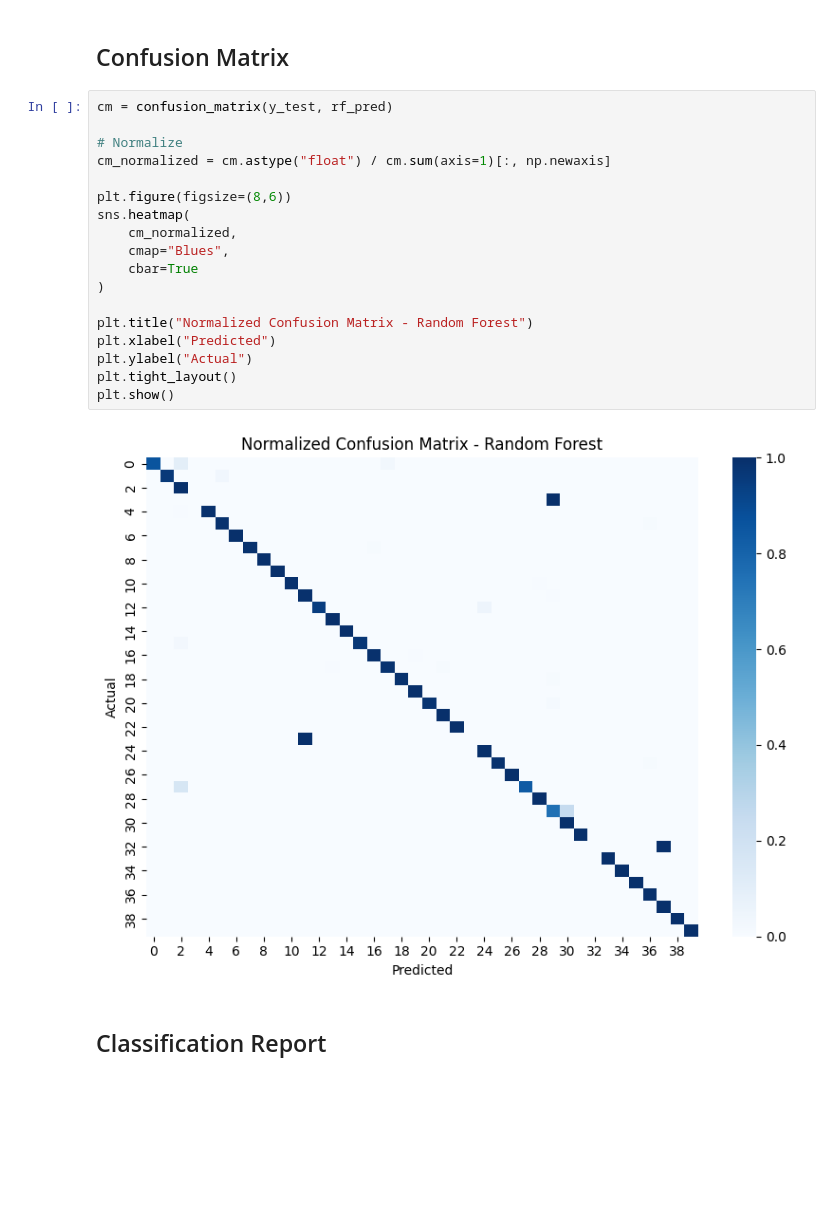
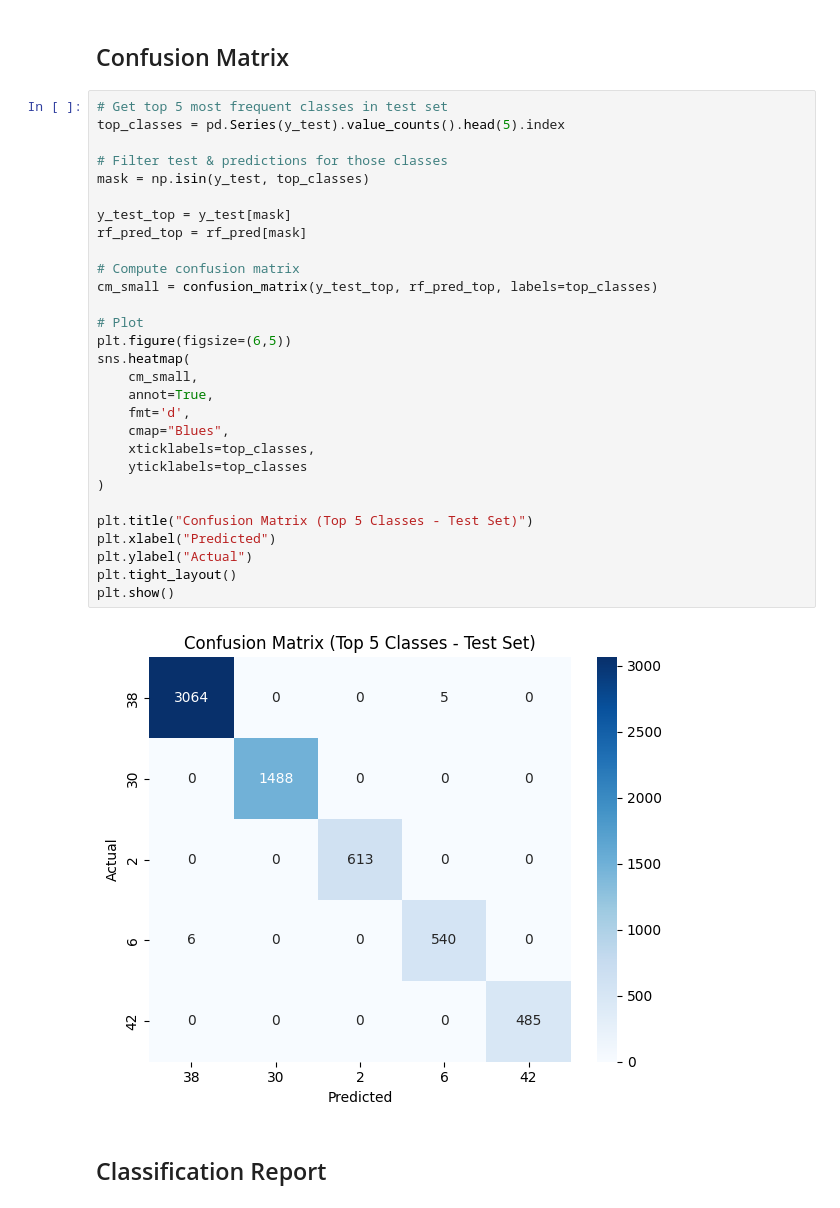
Before and after one commit to Sandeep942005/Fashion_recommender, a Jupyter notebook: Fashion_Recommendation.ipynb, the cells around one changed output. Drawn from its saved outputs; the diff is of its cells as text; blank space fills up the shorter version.

```diff
--- a/Fashion_Recommendation.ipynb
+++ b/Fashion_Recommendation.ipynb
@@ -136,25 +303,36 @@ Accuracy: 0.9959482273494654
 # %% [markdown]
 ## Confusion Matrix
 # %%
-cm = confusion_matrix(y_test, rf_pred)
+# Get top 5 most frequent classes in test set
+top_classes = pd.Series(y_test).value_counts().head(5).index
 
-# Normalize
-cm_normalized = cm.astype("float") / cm.sum(axis=1)[:, np.newaxis]
+# Filter test & predictions for those classes
+mask = np.isin(y_test, top_classes)
 
-plt.figure(figsize=(8,6))
+y_test_top = y_test[mask]
+rf_pred_top = rf_pred[mask]
+
+# Compute confusion matrix
+cm_small = confusion_matrix(y_test_top, rf_pred_top, labels=top_classes)
+
+# Plot
+plt.figure(figsize=(6,5))
 sns.heatmap(
-    cm_normalized,
+    cm_small,
+    annot=True,
+    fmt='d',
     cmap="Blues",
-    cbar=True
+    xticklabels=top_classes,
+    yticklabels=top_classes
 )
 
-plt.title("Normalized Confusion Matrix - Random Forest")
+plt.title("Confusion Matrix (Top 5 Classes - Test Set)")
 plt.xlabel("Predicted")
 plt.ylabel("Actual")
 plt.tight_layout()
 plt.show()
 # %% [output]
-[figure, old version]
+[figure, new version]
 # %% [markdown]
 ## Classification Report
 # %%
```
Also changed, not shown: parts of 27 cells of this notebook, 3 other files.
